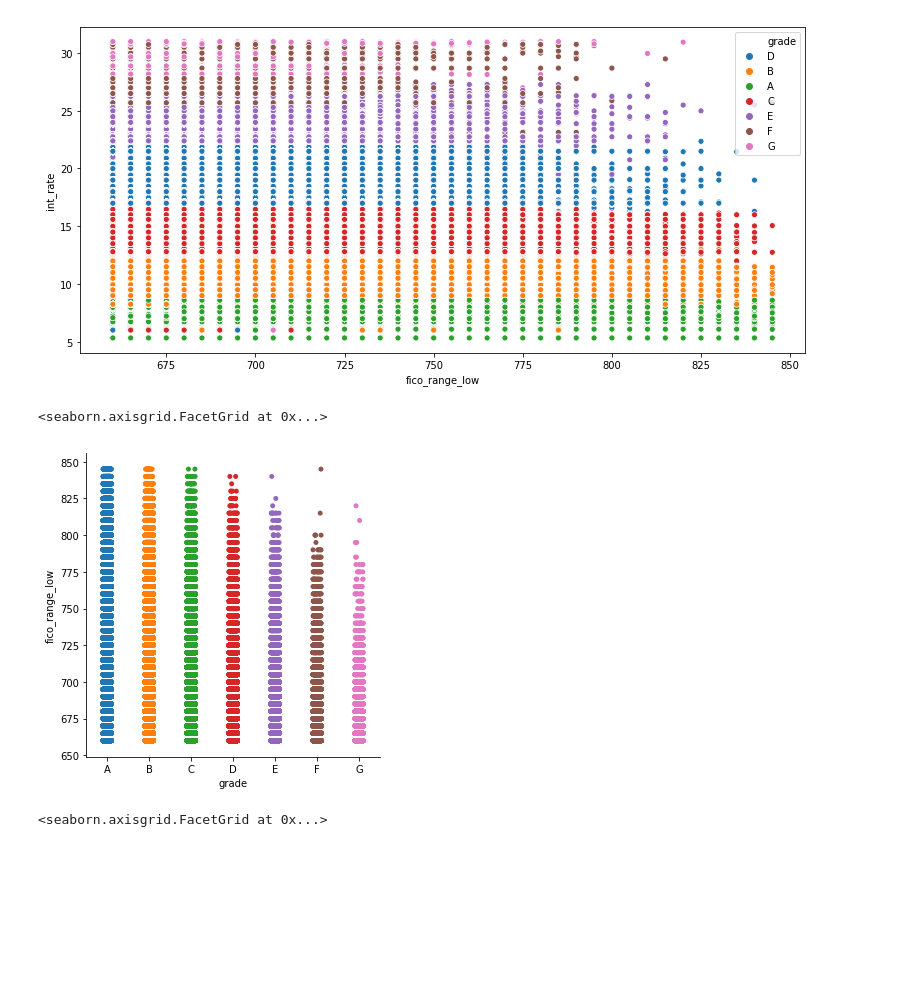
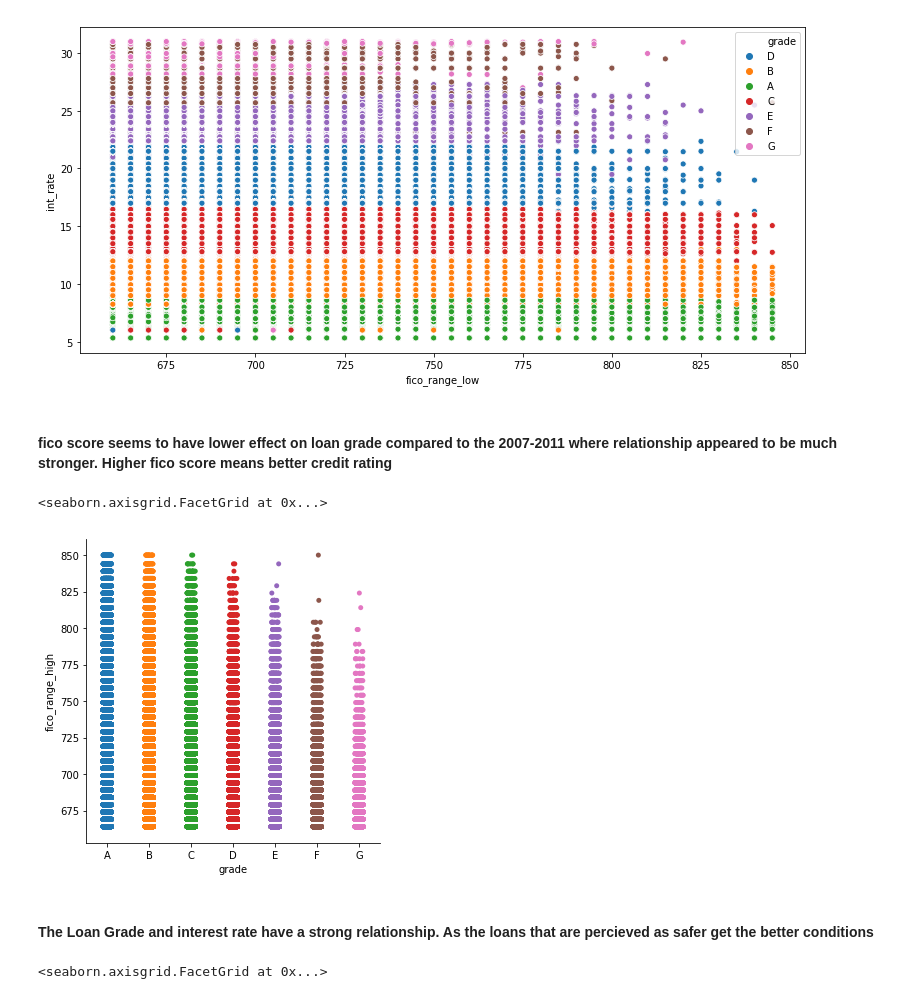
Before and after one commit to VilmaDaukantaite/final_project, a Jupyter notebook: 2016_2018_individual_ML.ipynb, the cells around one changed output. Saved outputs shown, nothing was run; the diff lists cells and outputs as text; code cells hidden in the pictures; blank space fills up the shorter version.

```diff
--- a/2016_2018_individual_ML.ipynb
+++ b/2016_2018_individual_ML.ipynb
@@ -78,11 +84,15 @@ sns.scatterplot(x="fico_range_low", y="int_rate", hue="grade", estimator="mean",
 # %% [output]
 <matplotlib.axes._subplots.AxesSubplot at 0x...>
 [figure]
+# %% [markdown]
+#### fico score seems to have lower effect on loan grade compared to the 2007-2011 where relationship appeared to be much stronger. Higher fico score means better credit rating
 # %%
-sns.catplot(x="grade", y="fico_range_low", order = ["A", "B", "C", "D", "E", "F", "G"], data=accepted)
+sns.catplot(x="grade", y="fico_range_high", order = ["A", "B", "C", "D", "E", "F", "G"], data=accepted)
 # %% [output]
 <seaborn.axisgrid.FacetGrid at 0x...>
-[figure, old version]
+[figure, new version]
+# %% [markdown]
+#### The Loan Grade and interest rate have a strong relationship. As the loans that are percieved as safer get the better conditions
 # %%
 sns.catplot(x="grade", y="int_rate", order = ["A", "B", "C", "D", "E", "F", "G"], data=accepted)
 # %% [output]
```
Also changed, not shown: parts of 5 cells of this notebook.
